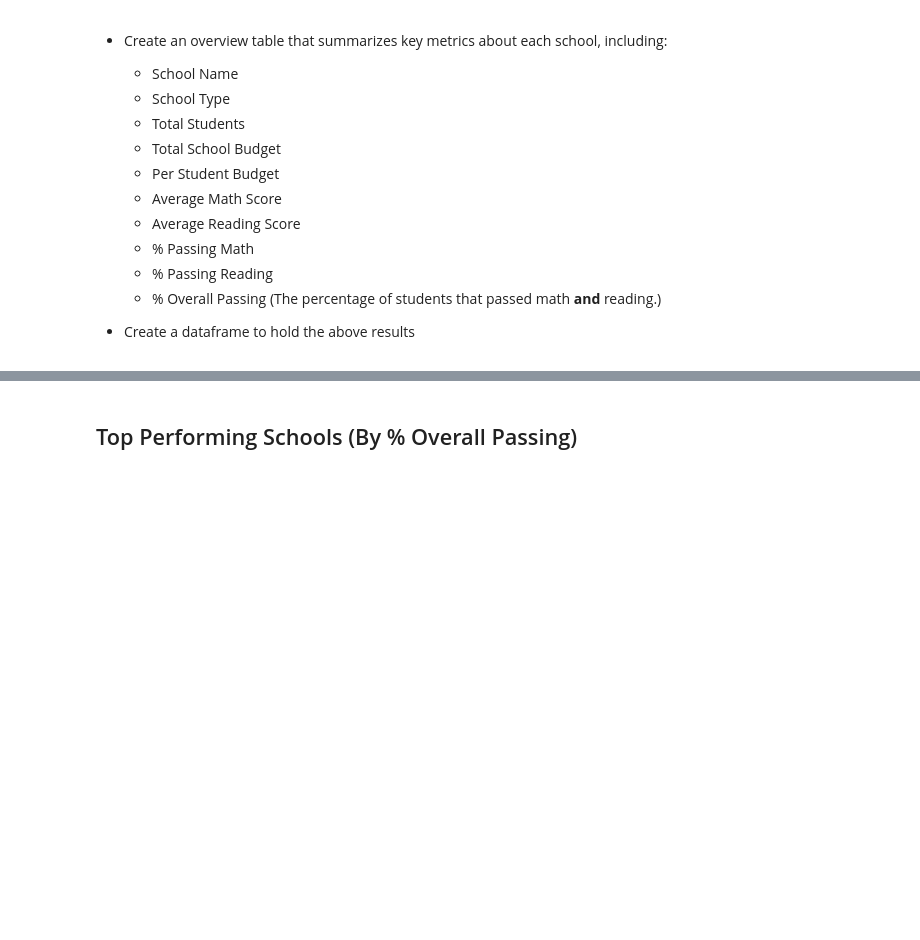
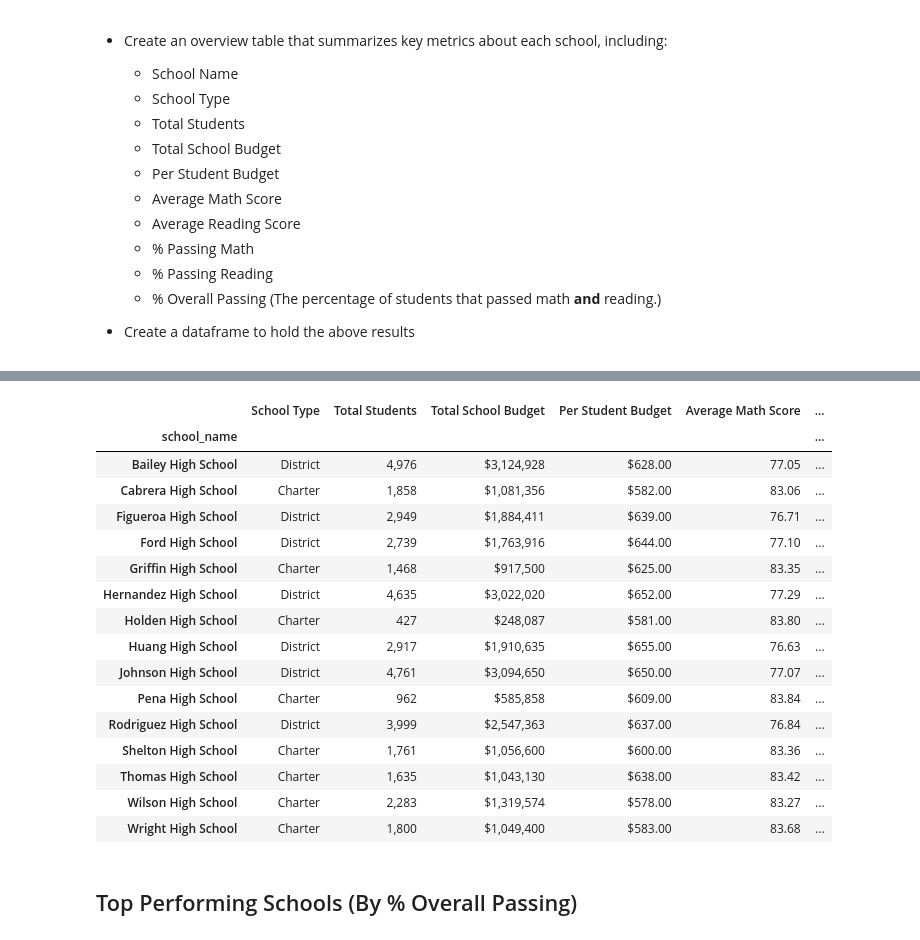
Before and after one commit to Annaolivia5/School-District-Trends, a Jupyter notebook: PyCitySchools/PyCitySchools_starter.ipynb, the cells around one changed output, grey strips where cells are left out. Saved outputs shown, nothing was run; the diff lists cells and outputs as text; code cells hidden in the pictures; blank space fills up the shorter version.

```diff
--- a/PyCitySchools/PyCitySchools_starter.ipynb
+++ b/PyCitySchools/PyCitySchools_starter.ipynb
@@ -189,3 +110,73 @@ school_data_summary_formatted.head(15)
+# %%
+# Drop the id column from school data and rename the other columns
+school_summary_df = school_data.drop('School ID', axis=1)
+school_summary_df = school_summary_df.rename(columns = {
+    'type': 'School Type',
+    'size':'Total Students',
+    'budget':'Total School Budget'
+})
+
+# Set the index
+school_summary_df = school_summary_df.set_index('school_name')
+
+# Calculate the per student budget column
+school_summary_df['Per Student Budget'] = school_summary_df['Total School Budget'] / school_summary_df['Total Students']
+
+# Calculate the average math score and average reading score columns
+mean_scores_by_school = student_data.groupby('school_name')[['math_score', 'reading_score']].mean()
+mean_scores_by_school = mean_scores_by_school.rename(columns={'math_score': 'Average Math Score', 'reading_score': 'Average Reading Score'})
+school_summary_df = school_summary_df.join(mean_scores_by_school)
+
+# Calculate percent passing math column
+count_passing_math = school_data_complete[school_data_complete['math_score'] >= 70].groupby(['school_name'])[['math_score']].count()
+count_passing_math = count_passing_math.rename(columns={'math_score': '% Passing Math'})
+school_summary_df = school_summary_df.join(count_passing_math)
+school_summary_df['% Passing Math'] = (school_summary_df['% Passing Math'] / school_summary_df['Total Students']) * 100
+
+# Calculate percent passing reading column
+count_passing_reading = school_data_complete[school_data_complete['reading_score'] >= 70].groupby(['school_name'])[['reading_score']].count()
+count_passing_reading = count_passing_reading.rename(columns={'reading_score':'% Passing Reading'})
+school_summary_df = school_summary_df.join(count_passing_reading)
+school_summary_df['% Passing Reading'] = (school_summary_df['% Passing Reading'] / school_summary_df['Total Students']) * 100
+
+# Calculate percent overall passing column
+count_passing_overall = school_data_complete[(school_data_complete['math_score'] >= 70) & (school_data_complete['reading_score'] >= 70)].groupby(['school_name'])[['reading_score']].count()
+count_passing_overall= count_passing_overall.rename(columns={'reading_score':'% Overall Passing'})
+school_summary_df = school_summary_df.join(count_passing_overall)
+school_summary_df['% Overall Passing'] = (school_summary_df['% Overall Passing'] / school_summary_df['Total Students']) * 100
+
+format = {
+    'Total Students': '{:,}',
+    'Total School Budget': '${:,}',
+    'Per Student Budget': '${:,.2f}',
+    'Per Student Budget':'${:,.2f}',
+    'Average Math Score': '{:.2f}',
+    'Average Reading Score': '{:.2f}',
+    '% Passing Math': '{:.2f}',
+    '% Passing Reading': '{:.2f}',
+    '% Overall Passing': '{:.2f}'
+}
+
+school_summary_df = school_summary_df.sort_index()
+school_summary_df.style.format(format)
+# %% [output]
+|  | School Type | Total Students | Total School Budget | Per Student Budget | Average Math Score | ... |
+| school_name |  |  |  |  |  | ... |
+| Bailey High School | District | 4,976 | $3,124,928 | $628.00 | 77.05 | ... |
+| Cabrera High School | Charter | 1,858 | $1,081,356 | $582.00 | 83.06 | ... |
+| Figueroa High School | District | 2,949 | $1,884,411 | $639.00 | 76.71 | ... |
+| Ford High School | District | 2,739 | $1,763,916 | $644.00 | 77.10 | ... |
+| Griffin High School | Charter | 1,468 | $917,500 | $625.00 | 83.35 | ... |
+| Hernandez High School | District | 4,635 | $3,022,020 | $652.00 | 77.29 | ... |
+| Holden High School | Charter | 427 | $248,087 | $581.00 | 83.80 | ... |
+| Huang High School | District | 2,917 | $1,910,635 | $655.00 | 76.63 | ... |
+| Johnson High School | District | 4,761 | $3,094,650 | $650.00 | 77.07 | ... |
+| Pena High School | Charter | 962 | $585,858 | $609.00 | 83.84 | ... |
+| Rodriguez High School | District | 3,999 | $2,547,363 | $637.00 | 76.84 | ... |
+| Shelton High School | Charter | 1,761 | $1,056,600 | $600.00 | 83.36 | ... |
+| Thomas High School | Charter | 1,635 | $1,043,130 | $638.00 | 83.42 | ... |
+| Wilson High School | Charter | 2,283 | $1,319,574 | $578.00 | 83.27 | ... |
+| Wright High School | Charter | 1,800 | $1,049,400 | $583.00 | 83.68 | ... |
 # %% [markdown]
 ## Top Performing Schools (By % Overall Passing)
 # %% [markdown]
```
Also changed, not shown: parts of 24 cells of this notebook, 1 other file.
